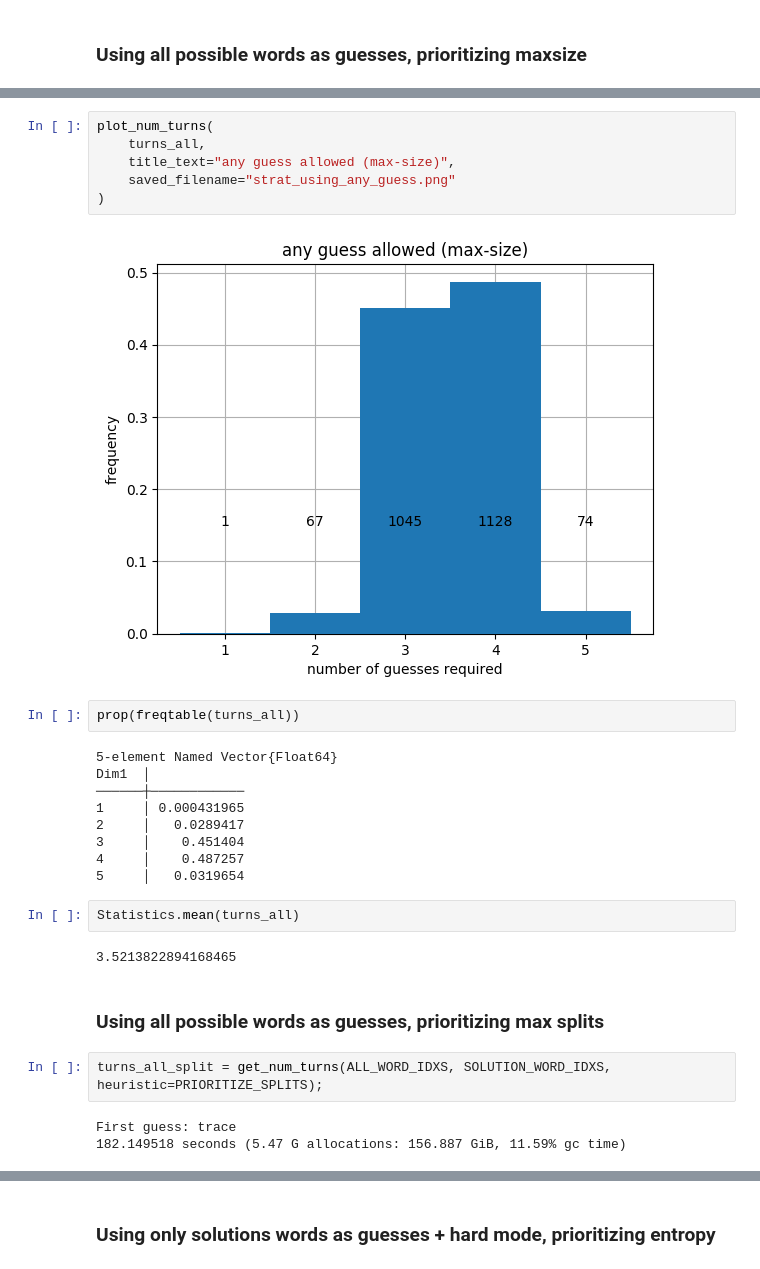
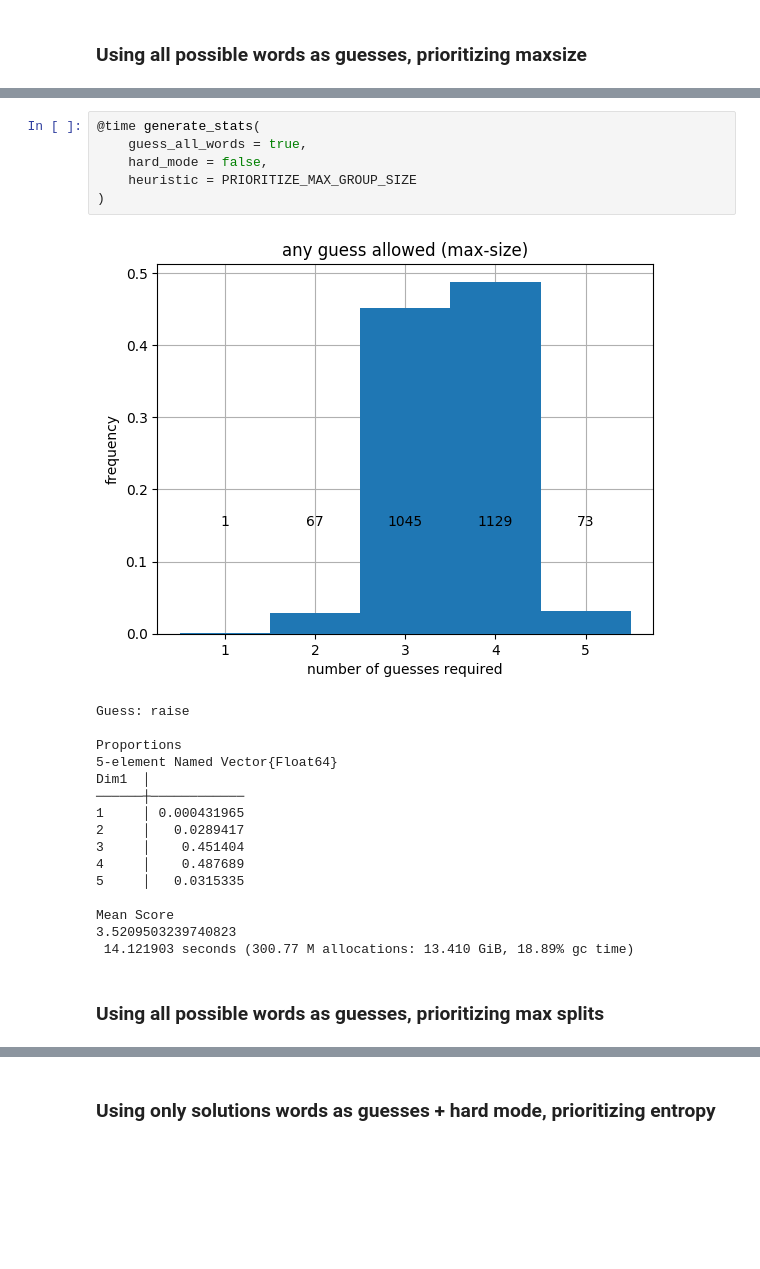
Before and after one commit to LaurentLessard/wordlesolver, a Jupyter notebook: performance.ipynb, the cells around one changed output, grey strips where cells are left out. Saved outputs shown, nothing was run; the diff lists cells and outputs as text; blank space fills up the shorter version.

```diff
--- a/performance.ipynb
+++ b/performance.ipynb
@@ -155,30 +179,25 @@ First guess: raise
-# %%
-plot_num_turns(
-    turns_all,
-    title_text="any guess allowed (max-size)",
-    saved_filename="strat_using_any_guess.png"
-)
-# %% [output]
-[figure, removed]
-# %%
-prop(freqtable(turns_all))
-# %% [output]
-5-element Named Vector{Float64}
-Dim1  │
-──────┼────────────
-1     │ 0.000431965
-2     │   0.0289417
-3     │    0.451404
-4     │    0.487257
-5     │   0.0319654
-# %%
-Statistics.mean(turns_all)
-# %% [output]
-3.5213822894168465
+# %%
+@time generate_stats(
+    guess_all_words = true,
+    hard_mode = false,
+    heuristic = PRIORITIZE_MAX_GROUP_SIZE
+)
+# %% [output]
+[figure, added]
+Guess: raise
+
+Proportions
+5-element Named Vector{Float64}
+Dim1  │
+──────┼────────────
+1     │ 0.000431965
+2     │   0.0289417
+3     │    0.451404
+4     │    0.487689
+5     │   0.0315335
+
+Mean Score
+3.5209503239740823
+ 14.121903 seconds (300.77 M allocations: 13.410 GiB, 18.89% gc time)
 # %% [markdown]
 ### Using all possible words as guesses, prioritizing max splits
-# %%
-turns_all_split = get_num_turns(ALL_WORD_IDXS, SOLUTION_WORD_IDXS, heuristic=PRIORITIZE_SPLITS);
-# %% [output]
-First guess: trace
-182.149518 seconds (5.47 G allocations: 156.887 GiB, 11.59% gc time)
```
Also changed, not shown: parts of 62 cells of this notebook, 18 other files.
